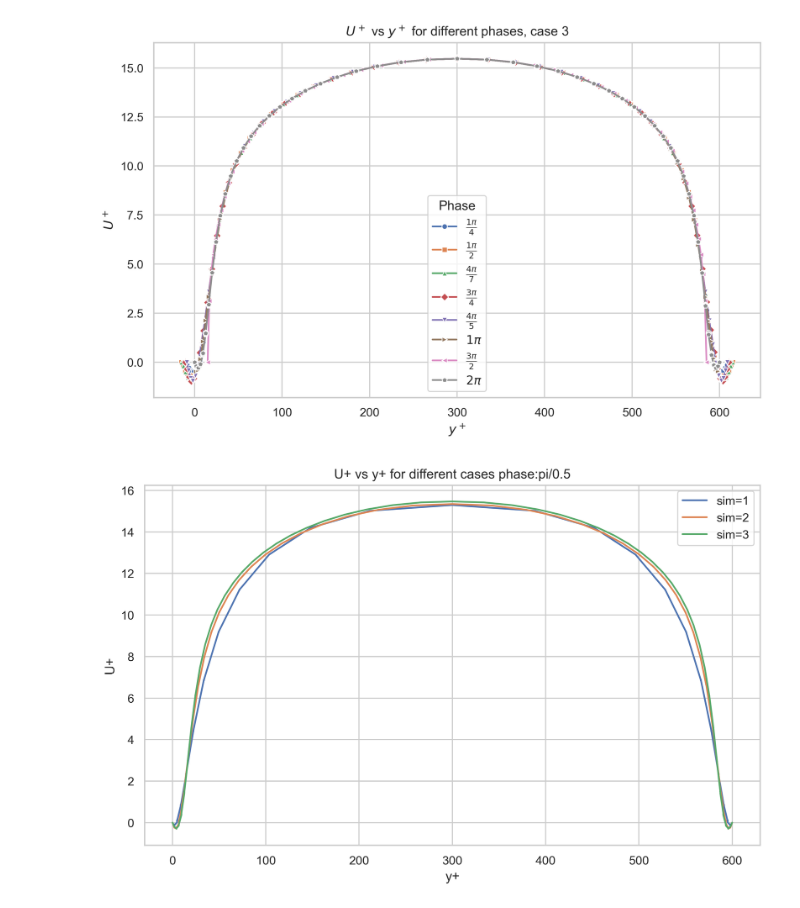
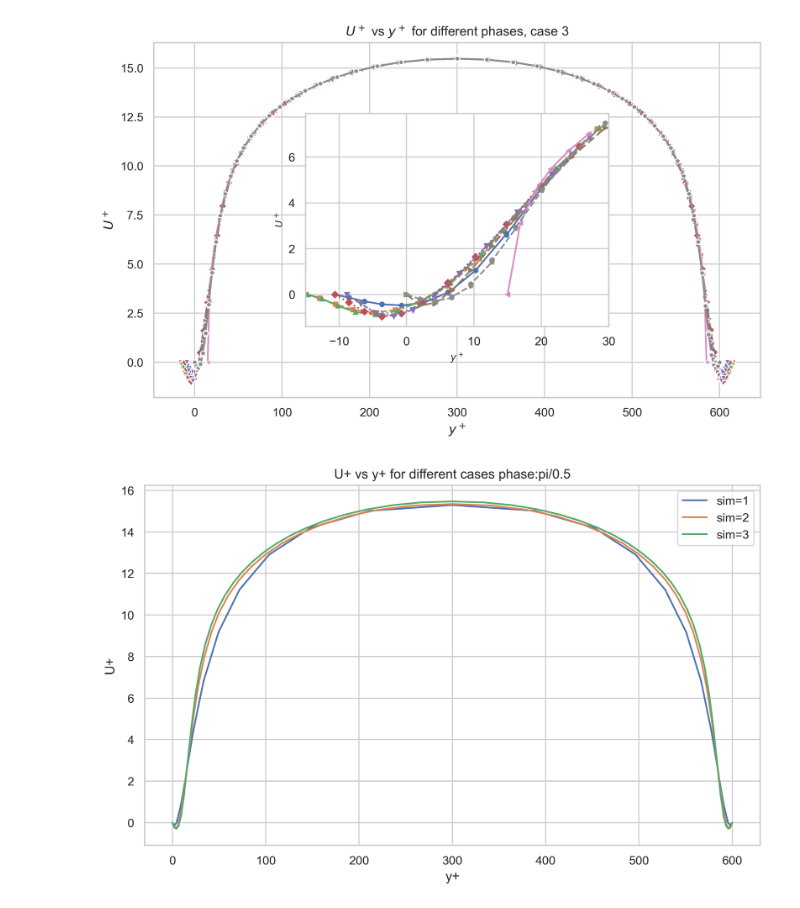
Before and after one commit to alexliberzonlab/sari-data, a Jupyter notebook: plots_assem.ipynb, the cells around one changed output. Saved outputs shown, nothing was run; the diff lists cells and outputs as text; code cells hidden in the pictures.

```diff
--- a/plots_assem.ipynb
+++ b/plots_assem.ipynb
@@ -1,52 +1,91 @@
 # %%
 import pandas as pd
+import numpy as np
 import matplotlib.pyplot as plt
 import seaborn as sns
 from fractions import Fraction
+from mpl_toolkits.axes_grid1.inset_locator import inset_axes
 
 sns.set(style='whitegrid')
-plt.figure(figsize=(10, 6), dpi=300)
 
 sim_num = 3
-
-# Your list of phase values (π divisors)
 pi_divs = [4, 2, 1.75, 1.3333333333333333, 1.25, 1, 0.6666666666666666, 0.5]
 
-# Define distinct linestyles and markers
-linestyles = ['-', '--', '-.', ':', (0, (3, 1, 1, 1)), (0, (5, 2)), '-', '--']
-markers = ['o', 's', '^', 'D', 'v', '>', '<', 'p']
+linestyles = ['-', '--', '-.', ':', (0,(3,1,1,1)), (0,(5,2)), '-', '--']
+markers    = ['o', 's', '^', 'D', 'v', '>', '<', 'p']
+
+fig, ax = plt.subplots(figsize=(10, 6), dpi=300)
+
+handles, labels = [], []
+all_zoom_xmins = []
+all_zoom_ymins = []
+all_zoom_ymaxs = []
 
 for i, pi_div in enumerate(pi_divs):
-    # Load the CSV file
-    df = pd.read_csv(f'C:/Users/Sari Kardosh/OneDrive/Documents/GitHub/sari-data/csv/avg_profile_sim_{sim_num}_phase_piby{pi_div}.csv')
+    path = f'C:/Users/Sari Kardosh/OneDrive/Documents/GitHub/sari-data/csv/avg_profile_sim_{sim_num}_phase_piby{pi_div}.csv'
+    df = pd.read_csv(path).dropna(subset=['y_plus','U_plus']).sort_values('y_plus')
 
-    # Format the label as a fraction of π
-    frac = Fraction(1 / pi_div).limit_denominator()
-    if frac.denominator == 1:
-        label = f"${frac.numerator}\\pi$"
-    else:
-        label = f"$\\frac{{{frac.numerator}\\pi}}{{{frac.denominator}}}$"
+    frac = Fraction(1/pi_div).limit_denominator()
+    label = f"${frac.numerator}\\pi$" if frac.denominator == 1 else f"$\\frac{{{frac.numerator}\\pi}}{{{frac.denominator}}}$"
 
-    # Plot with line style and marker
-    sns.lineplot(
-        data=df,
-        x='y_plus',
-        y='U_plus',
-        label=label,
+    ln = sns.lineplot(
+        ax=ax, data=df, x='y_plus', y='U_plus',
+        legend=False,                               # ← no legend on main plot
         linestyle=linestyles[i % len(linestyles)],
-        marker=markers[i % len(markers)],
-        markersize=5
+        marker=markers[i % len(markers)], markersize=5
+    )
+    handles.append(ln.lines[-1])
+    labels.append(label)
+
+    # gather zoom stats for y+<30
+    z = df[df['y_plus'] < 30]
+    if not z.empty:
+        all_zoom_xmins.append(z['y_plus'].min())
+        all_zoom_ymins.append(z['U_plus'].min())
+        all_zoom_ymaxs.append(z['U_plus'].max())
+
+# ----- inset: zoom region -----
+axins = inset_axes(ax, width="50%", height="60%", loc='center', borderpad=3)
+
+for i, pi_div in enumerate(pi_divs):
+    df = pd.read_csv(
+        f'C:/Users/Sari Kardosh/OneDrive/Documents/GitHub/sari-data/csv/avg_profile_sim_{sim_num}_phase_piby{pi_div}.csv'
+    ).dropna(subset=['y_plus','U_plus']).sort_values('y_plus')
+    z = df[df['y_plus'] < 30]
+    axins.plot(
+        z['y_plus'], z['U_plus'],
+        linestyle=linestyles[i % len(linestyles)],
+        marker=markers[i % len(markers)], markersize=4
     )
 
-plt.title(f'$U^+$ vs $y^+$ for different phases, case {sim_num}')
-plt.xlabel(r'$y^+$')
-plt.ylabel(r'$U^+$')
-plt.legend(title='Phase')
-plt.grid(True)
-plt.savefig(f'u+ vs y+ phase comparison sim{sim_num}.png')
+# use real mins/maxs from data for nicer limits
+xmin = min(all_zoom_xmins) if all_zoom_xmins else 0
+ymin = min(all_zoom_ymins) if all_zoom_ymins else None
+ymax = max(all_zoom_ymaxs) if all_zoom_ymaxs else None
+
+axins.set_xlim(xmin, 30)
+if ymin is not None and ymax is not None:
+    pad = 0.05*(ymax - ymin if ymax>ymin else 1.0)
+    axins.set_ylim(ymin - pad, ymax + pad)
+axins.set_xlabel(r'$y^+$', fontsize=9)
+axins.set_ylabel(r'$U^+$', fontsize=9)
+axins.grid(True)
+
+# main axes styling
+ax.set_title(r'$U^+$ vs $y^+$ for different phases, case {}'.format(sim_num))
+ax.set_xlabel(r'$y^+$'); ax.set_ylabel(r'$U^+$'); ax.grid(True)
+
+plt.savefig(f'u+_vs_y+_phases_sim{sim_num}_with_inset.png', bbox_inches='tight', dpi=300)
 plt.show()
+
+# ----- separate legend figure (a “table-like” legend) -----
+fig_leg = plt.figure(figsize=(3.2, 0.42*len(labels)+0.6), dpi=300)
+fig_leg.legend(handles, labels, loc='center', frameon=True, title='Phase', ncol=1)
+fig_leg.savefig(f'legend_phases_sim{sim_num}.png', bbox_inches='tight', dpi=300)
+plt.close(fig_leg)
+plt.show()
 # %% [output]
-[figure, old version]
+[figure, new version]
 # %%
 #plotting different phases from the same case
 #change sim num
```
Also changed, not shown: parts of 1 cell of this notebook, 4 other files.
